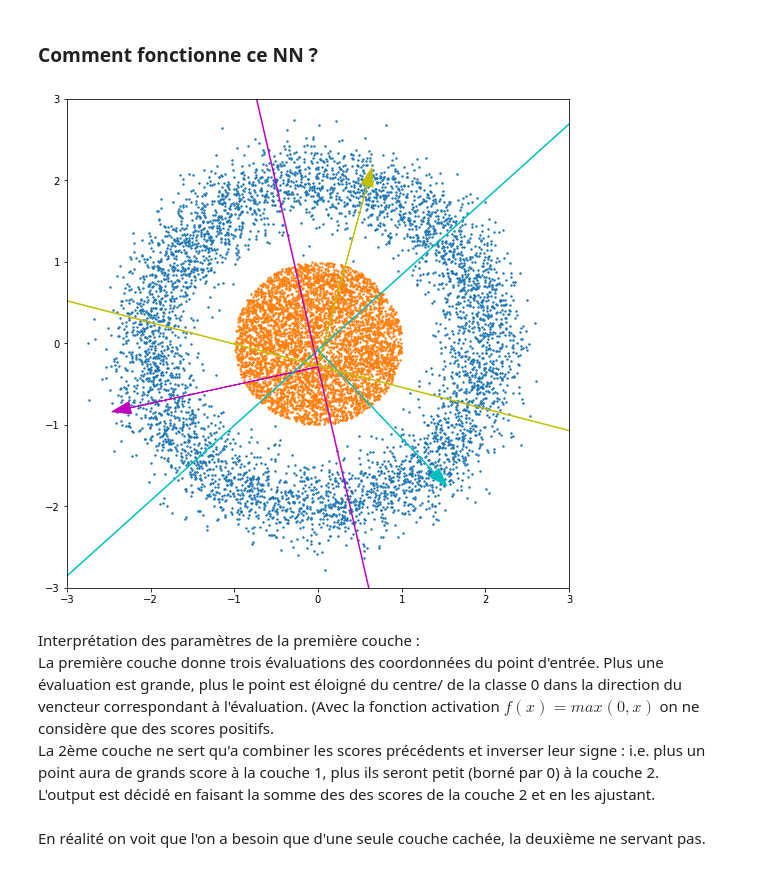
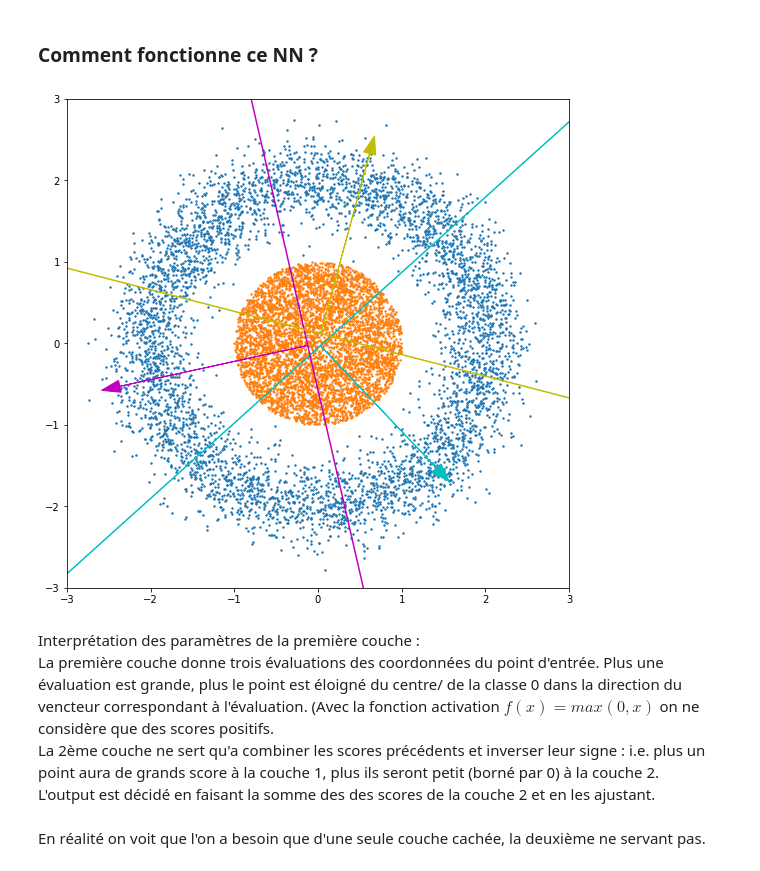
Before and after one commit to 20sxn/XAIcontrastivecauses, a Jupyter notebook: example_NN.ipynb, the cells around one changed output. Cells and saved outputs as stored; diff of their text form; code cells hidden in the pictures.

Commit message:
rectification plot

```diff
--- a/example_NN.ipynb
+++ b/example_NN.ipynb
@@ -214,28 +214,34 @@ b
 # %%
 #Visualisation des premières couches.
 plt_1 = plt.figure(figsize=(9, 9))
 plt.scatter(X_train[np.where(Y_train ==0)][:,0],X_train[np.where(Y_train ==0)][:,1],s=2)
 plt.scatter(X_train[np.where(Y_train ==1)][:,0],X_train[np.where(Y_train ==1)][:,1],s=2)
 #ligne 1
-x1 = [-3,3]
-y1 = [(-w0[0][0]*x)/w0[1][0]+b0[0] for x in x1]
-plt.arrow(0, b0[0], w0[0][0], w0[1][0],head_width=0.15, color = 'c')
+X = [-3,3]
+y1 = [(-w0[0][0]*x-b0[0])/w0[1][0] for x in X]
+xi = (b0[0]/w0[1][0])/((-w0[0][0])/w0[1][0] - (w0[1][0])/w0[0][0])
+yi = (w0[1][0])/w0[0][0] * xi
+plt.arrow(xi, yi, w0[0][0], w0[1][0],head_width=0.15, color = 'c')
 #ligne 2
-x2 = [-3,3]
-y2 = [(-w0[0][1]*x)/w0[1][1]+b0[1] for x in x2]
-plt.arrow(0, b0[1], w0[0][1], w0[1][1],head_width=0.15, color = 'm')
+y2 = [(-w0[0][1]*x-b0[1])/w0[1][1] for x in X]
+xi = (b0[1]/w0[1][1])/((-w0[0][1])/w0[1][1] - (w0[1][1])/w0[0][1])
+yi = (w0[1][1])/w0[0][1] * xi
+plt.arrow(xi, yi, w0[0][1], w0[1][1],head_width=0.15, color = 'm')
+
 #ligne 3
-x3 = [-3,3]
-y3 = [(-w0[0][2]*x)/w0[1][2]+b0[2] for x in x2]
-plt.plot(x1,y1,'c',x2,y2,'m',x3,y3,'y')
-plt.arrow(0, b0[2], w0[0][2], w0[1][2],head_width=0.15, color = 'y')
+y3 = [(-w0[0][2]*x-b0[2])/w0[1][2] for x in X]
+xi = (b0[2]/w0[1][2])/((-w0[0][2])/w0[1][2] - (w0[1][2])/w0[0][2])
+yi = (w0[1][2])/w0[0][2] * xi
+plt.arrow(xi, yi, w0[0][2], w0[1][2],head_width=0.15, color = 'y')
+
+plt.plot(X,y1,'c',X,y2,'m',X,y3,'y')
 
 plt.xlim([-3, 3])
 plt.ylim([-3, 3])
 plt.show()
 plt.close()
 # %% [output]
-[figure, old version]
+[figure, new version]
 # %% [markdown]
 Interprétation des paramètres de la première couche : <br>
 La première couche donne trois évaluations des coordonnées du point d'entrée.
```
